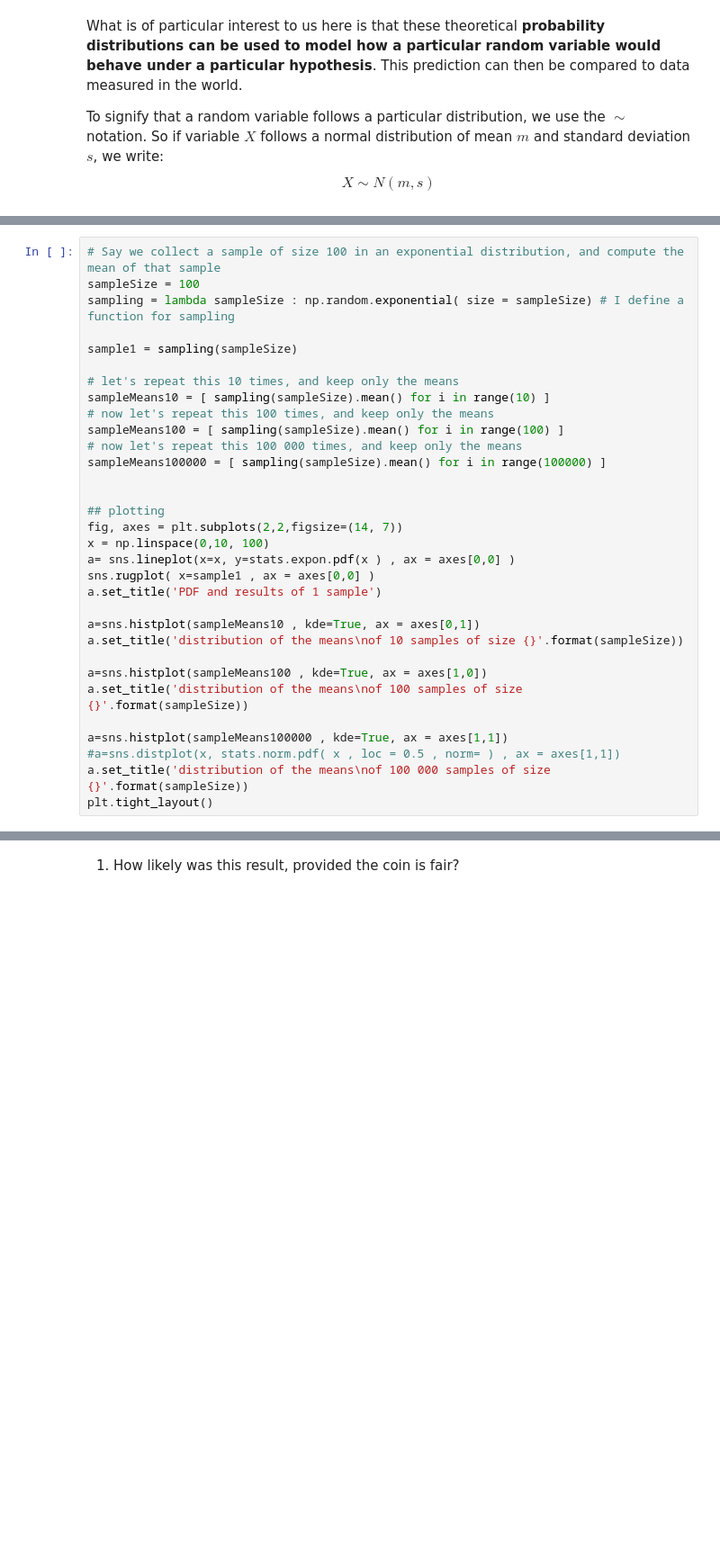
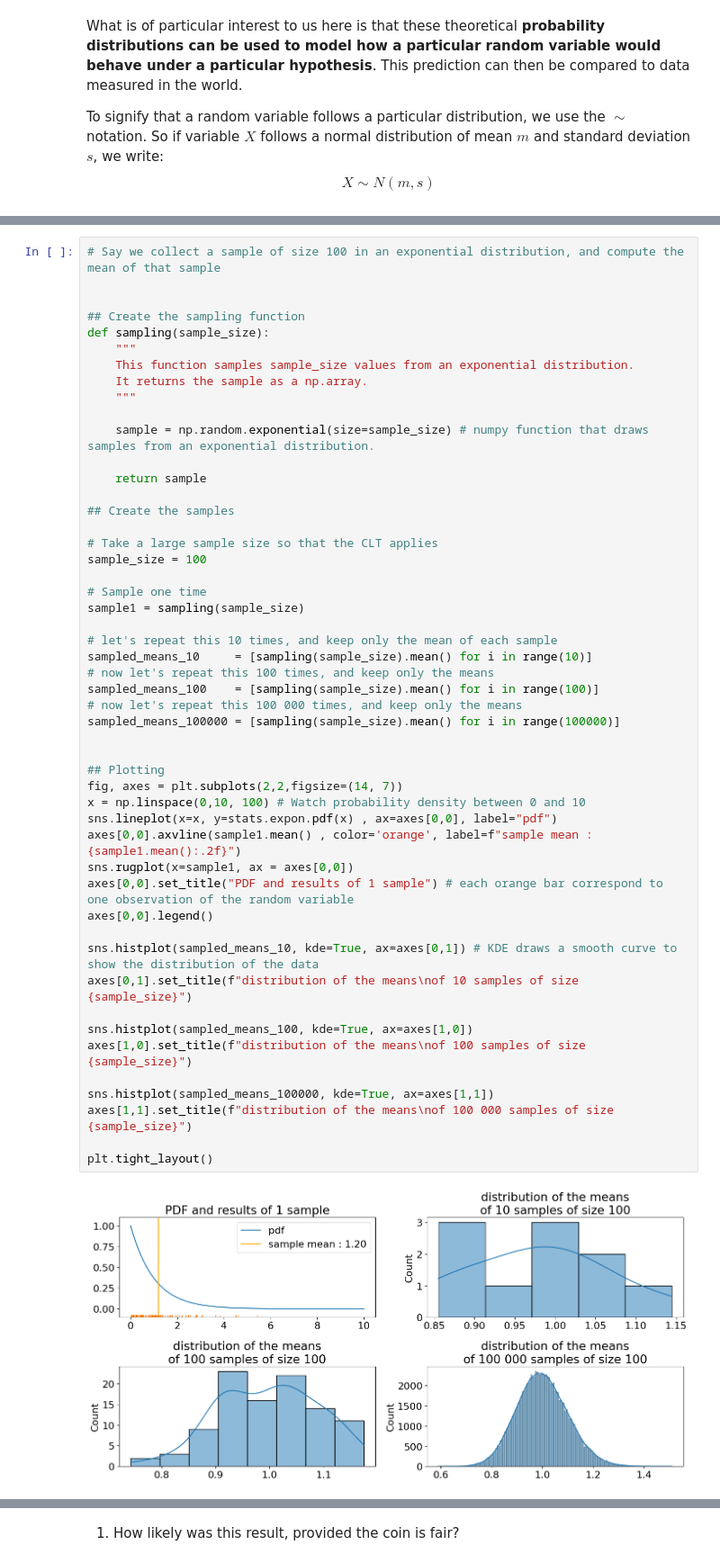
Before and after one commit to bioinfocz/IMG-Statistics-in-Python-Course, a Jupyter notebook: 02_distribution_and_statistical_tests.ipynb, the cells around one changed output, grey strips where cells are left out. Shown at 90% size. Cells and saved outputs as stored; diff of their text form; blank space fills up the shorter version.

```diff
--- a/02_distribution_and_statistical_tests.ipynb
+++ b/02_distribution_and_statistical_tests.ipynb
@@ -120,32 +158,52 @@ Let's demonstrate:
 # %%
 # Say we collect a sample of size 100 in an exponential distribution, and compute the mean of that sample
-sampleSize = 100
-sampling = lambda sampleSize : np.random.exponential( size = sampleSize) # I define a function for sampling
-
-sample1 = sampling(sampleSize)
-
-# let's repeat this 10 times, and keep only the means
-sampleMeans10 = [ sampling(sampleSize).mean() for i in range(10) ]
-# now let's repeat this 100 times, and keep only the means
-sampleMeans100 = [ sampling(sampleSize).mean() for i in range(100) ]
-# now let's repeat this 100 000 times, and keep only the means
-sampleMeans100000 = [ sampling(sampleSize).mean() for i in range(100000) ]
 
 
-## plotting
+## Create the sampling function
+def sampling(sample_size):
+    """
+    This function samples sample_size values from an exponential distribution.
+    It returns the sample as a np.array.
+    """
+
+    sample = np.random.exponential(size=sample_size) # numpy function that draws samples from an exponential distribution.
+
+    return sample
+
+## Create the samples
+
+# Take a large sample size so that the CLT applies
+sample_size = 100
+
+# Sample one time
+sample1 = sampling(sample_size)
+
+# let's repeat this 10 times, and keep only the mean of each sample
+sampled_means_10     = [sampling(sample_size).mean() for i in range(10)]
+# now let's repeat this 100 times, and keep only the means
+sampled_means_100    = [sampling(sample_size).mean() for i in range(100)]
+# now let's repeat this 100 000 times, and keep only the means
+sampled_means_100000 = [sampling(sample_size).mean() for i in range(100000)]
+
+
+## Plotting
 fig, axes = plt.subplots(2,2,figsize=(14, 7))
-x = np.linspace(0,10, 100)
-a= sns.lineplot(x=x, y=stats.expon.pdf(x ) , ax = axes[0,0] )
-sns.rugplot( x=sample1 , ax = axes[0,0] )
-a.set_title('PDF and results of 1 sample')
+x = np.linspace(0,10, 100) # Watch probability density between 0 and 10
+sns.lineplot(x=x, y=stats.expon.pdf(x) , ax=axes[0,0], label="pdf")
+axes[0,0].axvline(sample1.mean() , color='orange', label=f"sample mean : {sample1.mean():.2f}")
+sns.rugplot(x=sample1, ax = axes[0,0])
+axes[0,0].set_title("PDF and results of 1 sample") # each orange bar correspond to one observation of the random variable
+axes[0,0].legend()
 
-a=sns.histplot(sampleMeans10 , kde=True, ax = axes[0,1])
-a.set_title('distribution of the means\nof 10 samples of size {}'.format(sampleSize))
+sns.histplot(sampled_means_10, kde=True, ax=axes[0,1]) # KDE draws a smooth curve to show the distribution of the data
+axes[0,1].set_title(f"distribution of the means\nof 10 samples of size {sample_size}")
 
-a=sns.histplot(sampleMeans100 , kde=True, ax = axes[1,0])
-a.set_title('distribution of the means\nof 100 samples of size {}'.format(sampleSize))
+sns.histplot(sampled_means_100, kde=True, ax=axes[1,0])
+axes[1,0].set_title(f"distribution of the means\nof 100 samples of size {sample_size}")
 
-a=sns.histplot(sampleMeans100000 , kde=True, ax = axes[1,1])
-#a=sns.distplot(x, stats.norm.pdf( x , loc = 0.5 , norm= ) , ax = axes[1,1])
-a.set_title('distribution of the means\nof 100 000 samples of size {}'.format(sampleSize))
+sns.histplot(sampled_means_100000, kde=True, ax=axes[1,1])
+axes[1,1].set_title(f"distribution of the means\nof 100 000 samples of size {sample_size}")
+
 plt.tight_layout()
+# %% [output]
+[figure, added]
```
Also changed, not shown: parts of 61 cells of this notebook.
